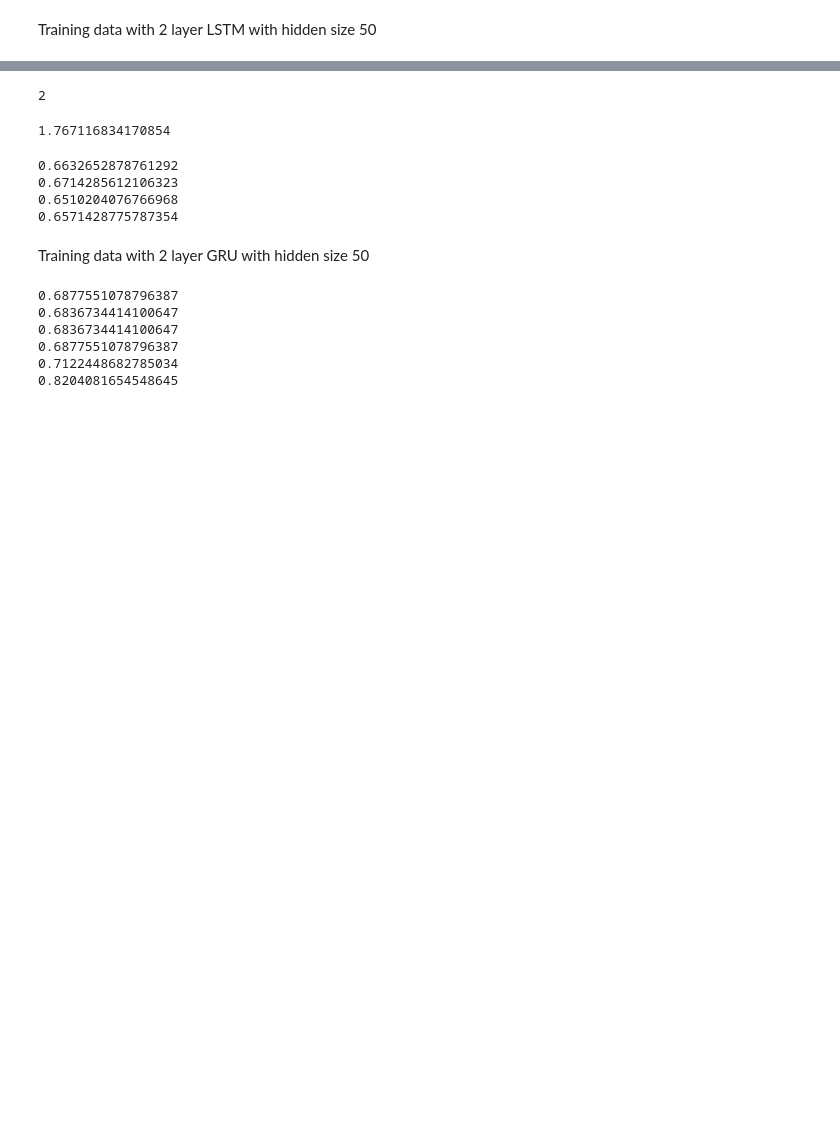
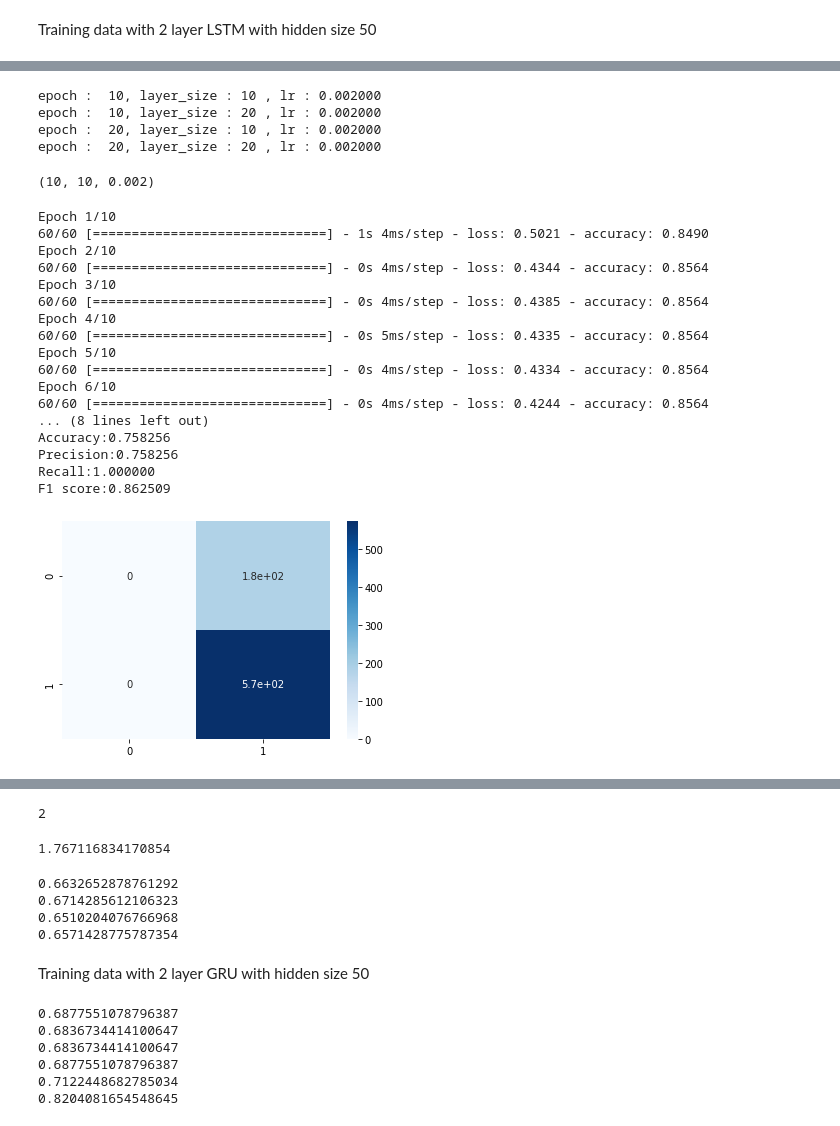
Before and after one commit to fshnkarimi/Labeling, a Jupyter notebook: Time_Series_Labelling.ipynb, the cells around one changed output, grey strips where cells are left out. Cells and saved outputs as stored; diff of their text form; code cells hidden in the pictures; blank space fills up the shorter version.

```diff
--- a/Time_Series_Labelling.ipynb
+++ b/Time_Series_Labelling.ipynb
@@ -655,0 +843,11 @@ np.mean(acc)
+# %%
+ep = [10 , 20]
+l_size = [10 , 20]
+lr = [0.002]
+historical.k_fold_LSTM(x_train,y_train,x_val,y_val,11,ep,l_size,lr)
+# %% [output]
+epoch :  10, layer_size : 10 , lr : 0.002000
+epoch :  10, layer_size : 20 , lr : 0.002000
+epoch :  20, layer_size : 10 , lr : 0.002000
+epoch :  20, layer_size : 20 , lr : 0.002000
+(10, 10, 0.002)
@@ -655,0 +858,23 @@ np.mean(acc)
+# %%
+#epoch , layer_size , window_size,lr
+historical.prepar_trian_test(step_size=4,deep=True , one_d=True)
+historical.evaluat_LSTM(10,10,11,0.002)
+# %% [output]
+Epoch 1/10
+60/60 [==============================] - 1s 4ms/step - loss: 0.5021 - accuracy: 0.8490
+Epoch 2/10
+60/60 [==============================] - 0s 4ms/step - loss: 0.4344 - accuracy: 0.8564
+Epoch 3/10
+60/60 [==============================] - 0s 4ms/step - loss: 0.4385 - accuracy: 0.8564
+Epoch 4/10
+60/60 [==============================] - 0s 5ms/step - loss: 0.4335 - accuracy: 0.8564
+Epoch 5/10
+60/60 [==============================] - 0s 4ms/step - loss: 0.4334 - accuracy: 0.8564
+Epoch 6/10
+60/60 [==============================] - 0s 4ms/step - loss: 0.4244 - accuracy: 0.8564
+... (8 lines left out)
+Accuracy:0.758256
+Precision:0.758256
+Recall:1.000000
+F1 score:0.862509
+[figure, added]
```
Also changed, not shown: parts of 60 cells of this notebook.
